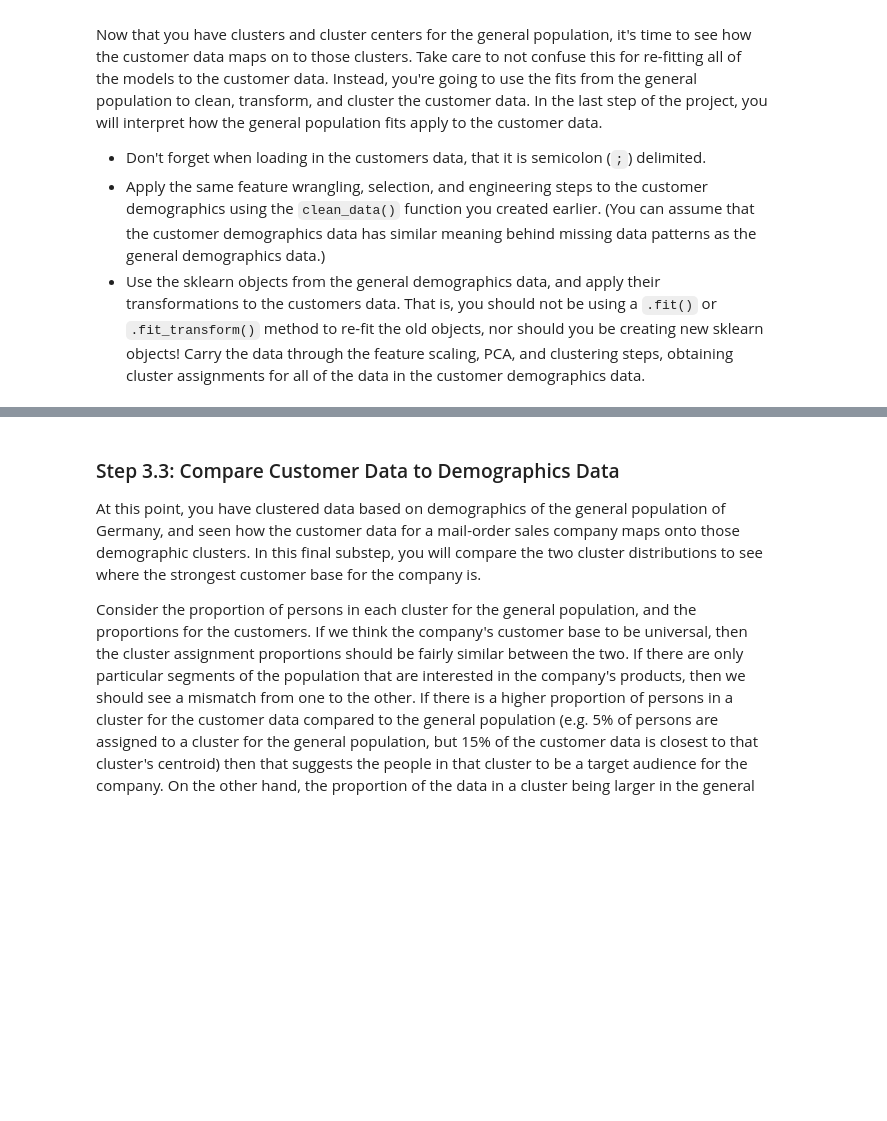
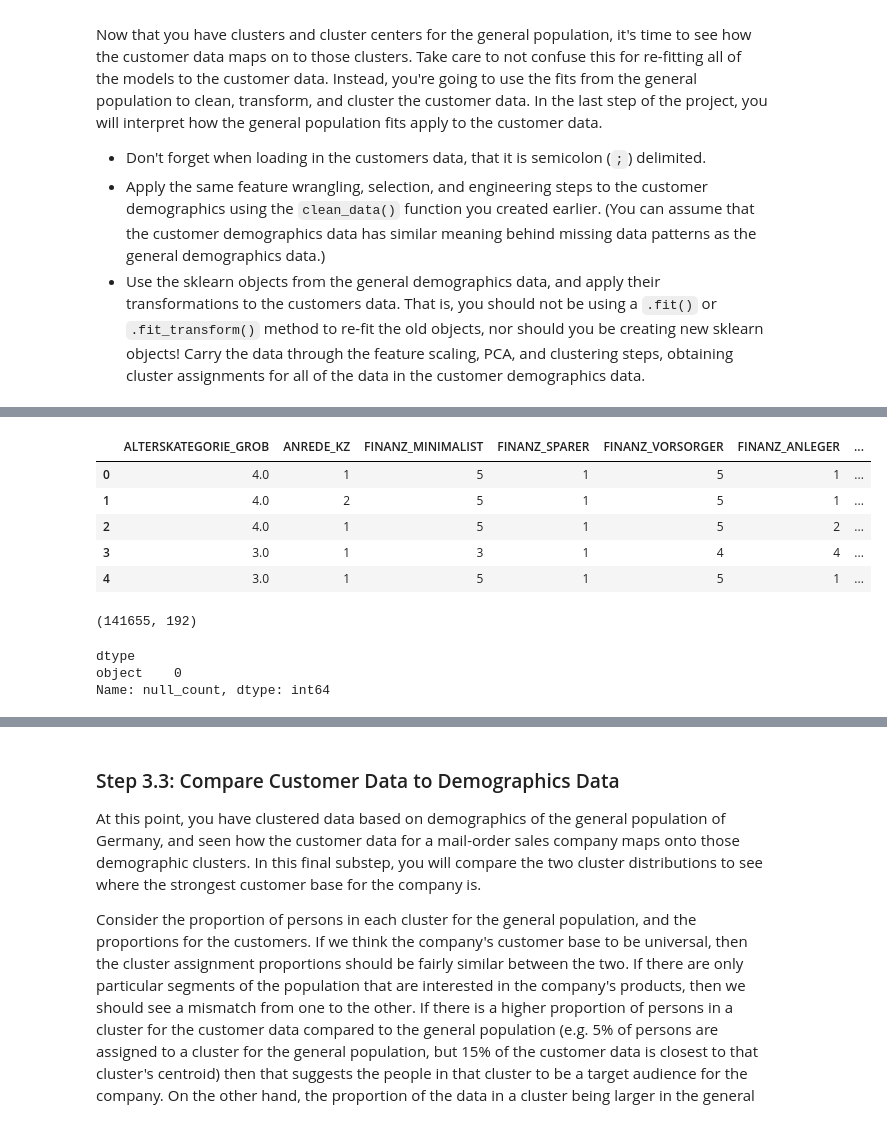
Before and after one commit to darinjswilliams/CustomerSegmentsArvato, a Jupyter notebook: Identify_Customer_Segments.ipynb, the cells around one changed output, grey strips where cells are left out. Drawn from its saved outputs; the diff is of its cells as text; code cells hidden in the pictures; blank space fills up the shorter version.

```diff
--- a/Identify_Customer_Segments.ipynb
+++ b/Identify_Customer_Segments.ipynb
@@ -1025,21 +1028,19 @@ def clean_data(df):
     INPUT: Demographics DataFrame
     OUTPUT: Trimmed and cleaned demographics DataFrame
     """
-   # Load in the feature summary file.
-    azdias_demogrh_df = df.copy()
 
     # Load in the feature summary file.
     feat_info = pd.read_csv('AZDIAS_Feature_Summary.csv', sep=semi)
 
     # summary_df =  replace_missing_data(feat_info, summary df)
-    summary_df  = replace_missing_data(feat_info, azdias_demogrh_df)
+    summary_df  = replace_missing_data(feat_info, df)
 
     #Count the Columns create a panda dataframe containing, column, name, null count, percentages
     column_count_of_missing_df = find_columns_with_missing_data(summary_df)
 
     #Find columns over percent threshold and columns to drop from list, threshold is set at 20
     # columns over threshold, not doing anything with it right now, only return columns to drop
-    columns_over_threshold_percent, columns_to_drop =  find_columns_to_drop_over_threshold(column_count_of_missing_df)
+    columns_over_threshold_percent, columns_to_drop =  find_columns_to_drop_over_threshold(column_count_of_missing_df,30)
 
     # Drop the columns from summary based off of columns_to_drop and reset index on summary
     summary_df.drop(columns=columns_to_drop, inplace=True, axis=1)
@@ -1056,6 +1057,7 @@ def clean_data(df):
     cat, binary, multi = find_categories(feat_info, summary_df)
 
     #Lower threshold drop the rows where its CAMEO_DEU_215
+    # if 'CAMEO_DEU_2015' in rows_threshold_lower:
     rows_threshold_lower.drop(index=rows_threshold_lower.loc[
                 rows_threshold_lower['CAMEO_DEU_2015'] == True].index, inplace=True, axis=1)
 
@@ -1074,6 +1076,7 @@ def clean_data(df):
 
     # Drop the mix data type rows  from  rows_threshold_lower
     rows_threshold_lower.drop(mixed_data_type_rows, inplace=True, axis=1)
+    rows_threshold_lower.reset_index(drop=True, inplace=True)
 
     #Process Rows that are null and set threshld
     return rows_threshold_lower
@@ -1340,4 +1361,17 @@ Now that you have clusters and cluster centers for the general population, it's
 # %%
 # Apply preprocessing, feature transformation, and clustering from the general
 # demographics onto the customer data, obtaining cluster predictions for the
 # customer demographics data.
+verify_clean_data = clean_data(customer_demogrh_df)
+verify_clean_data.head()
+# %% [output]
+|  | ALTERSKATEGORIE_GROB | ANREDE_KZ | FINANZ_MINIMALIST | FINANZ_SPARER | FINANZ_VORSORGER | FINANZ_ANLEGER | ... |
+| 0 | 4.0 | 1 | 5 | 1 | 5 | 1 | ... |
+| 1 | 4.0 | 2 | 5 | 1 | 5 | 1 | ... |
+| 2 | 4.0 | 1 | 5 | 1 | 5 | 2 | ... |
+| 3 | 3.0 | 1 | 3 | 1 | 4 | 4 | ... |
+| 4 | 3.0 | 1 | 5 | 1 | 5 | 1 | ... |
+# %%
+verify_clean_data.shape
+# %% [output]
+(141655, 192)
@@ -1343,0 +1382,6 @@ Now that you have clusters and cluster centers for the general population, it's
+# %%
+print(check_null_types(customer_data))
+# %% [output]
+dtype
+object    0
+Name: null_count, dtype: int64
```
Also changed, not shown: parts of 26 cells of this notebook, 1 other file.
